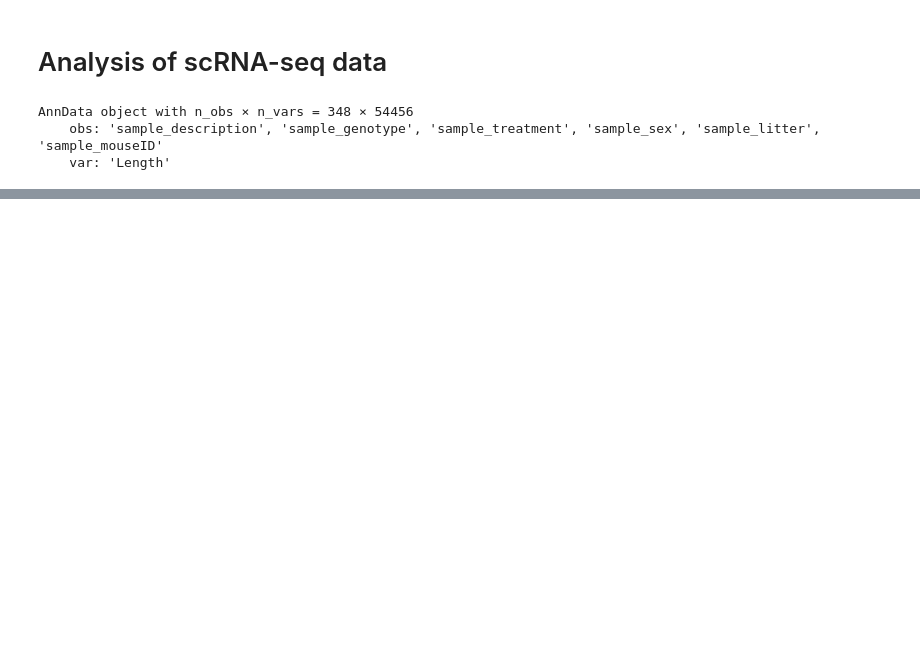
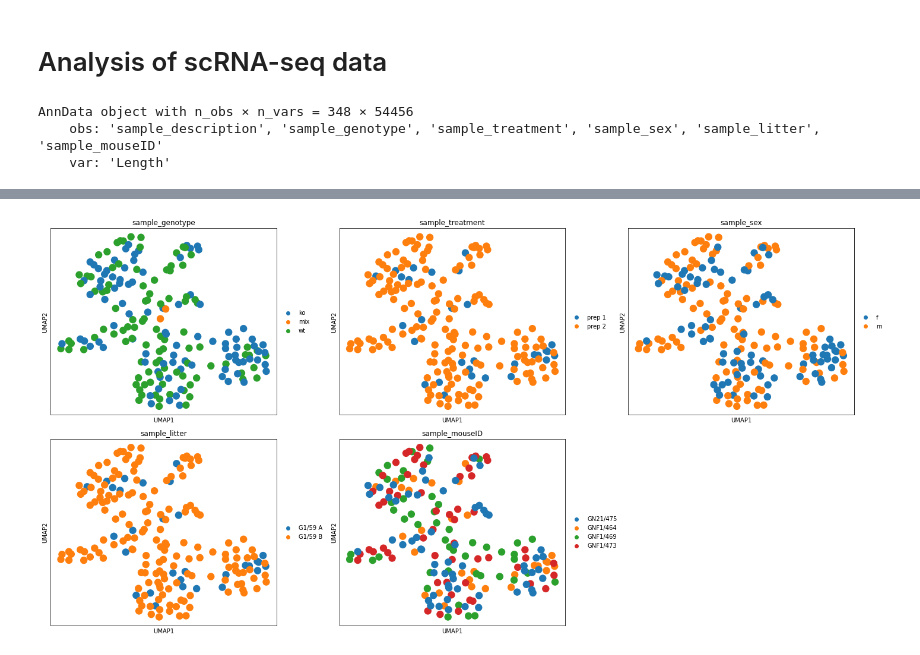
Before and after one commit to menchelab/novarinocollab, a Jupyter notebook: notebooks/scRNAseq_analysis.ipynb, the cells around one changed output, grey strips where cells are left out. Cells and saved outputs as stored; diff of their text form; code cells hidden in the pictures; blank space fills up the shorter version.

```diff
--- a/notebooks/scRNAseq_analysis.ipynb
+++ b/notebooks/scRNAseq_analysis.ipynb
@@ -111,0 +175,17 @@ ax = sc.pl.umap(
+# %%
+fig, axs = plt.subplots(2, 3)
+keys = ['sample_genotype', 'sample_treatment', 'sample_sex', 'sample_litter', 'sample_mouseID']
+for key, ax in zip(keys, axs.reshape(6)):
+    sc.pl.umap(
+        adata,
+        color = key,
+        show = False,
+        ax = ax
+    )
+
+axs[-1, -1].remove()
+fig.set_figwidth(20)
+fig.set_figheight(10)
+fig.tight_layout()
+# %% [output]
+[figure, added]
```
Also changed, not shown: parts of 20 cells of this notebook, 7 other files.
